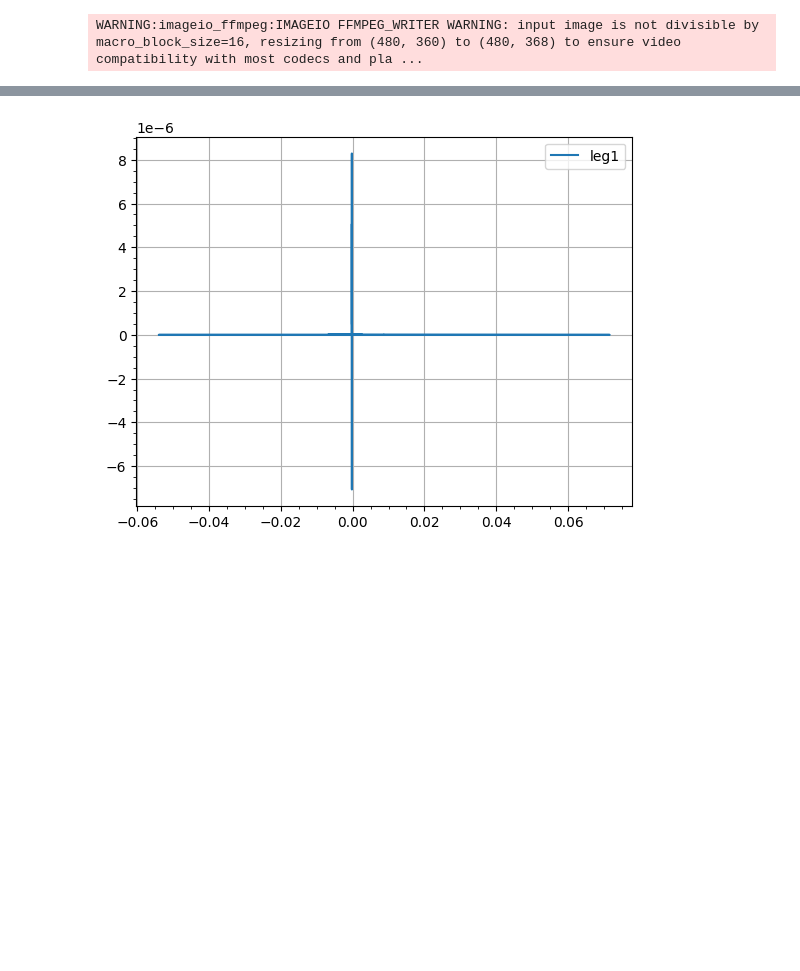
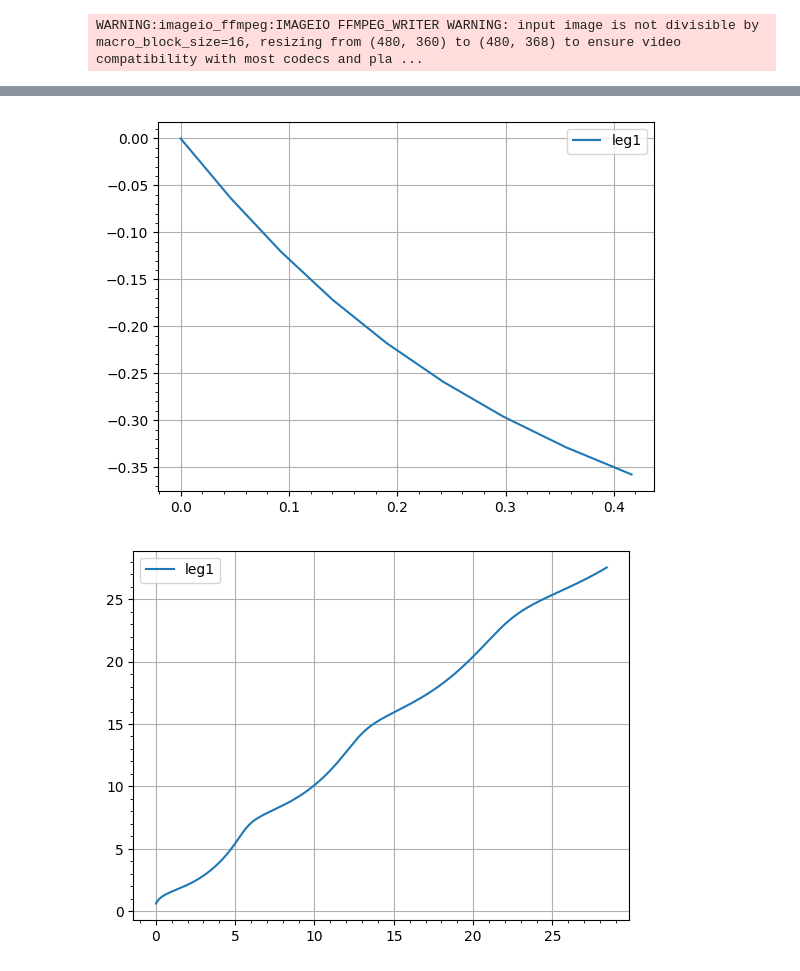
Before and after one commit to Gaianeve/Real_Mega_Fufi, a Jupyter notebook: Robot/1LegTrail/PIP_sim_video.ipynb, the cells around one changed output, grey strips where cells are left out. Saved outputs shown, nothing was run; the diff lists cells and outputs as text; code cells hidden in the pictures; blank space fills up the shorter version.

```diff
--- a/Robot/1LegTrail/PIP_sim_video.ipynb
+++ b/Robot/1LegTrail/PIP_sim_video.ipynb
@@ -216,12 +228,21 @@ plt.show()
+# %%
+plt.figure('xy motion')
+plt.plot(leg_positions_x[0:10], leg_positions_y[0:10], label = 'leg1')
+plt.legend()
+plt.grid()
+plt.minorticks_on()
+plt.show()
+# %% [output]
+[figure, added]
 # %%
 plt.figure('xz motion')
-plt.plot(leg_positions_x, leg_positions_y, label = 'leg1')
+plt.plot(leg_positions_x, leg_position_z, label = 'leg1')
 plt.legend()
 plt.grid()
 plt.minorticks_on()
 plt.show()
 # %% [output]
-[figure, old version]
+[figure, new version]
 # %%
 from mpl_toolkits.mplot3d import Axes3D
 
```
Also changed, not shown: parts of 7 cells of this notebook.
